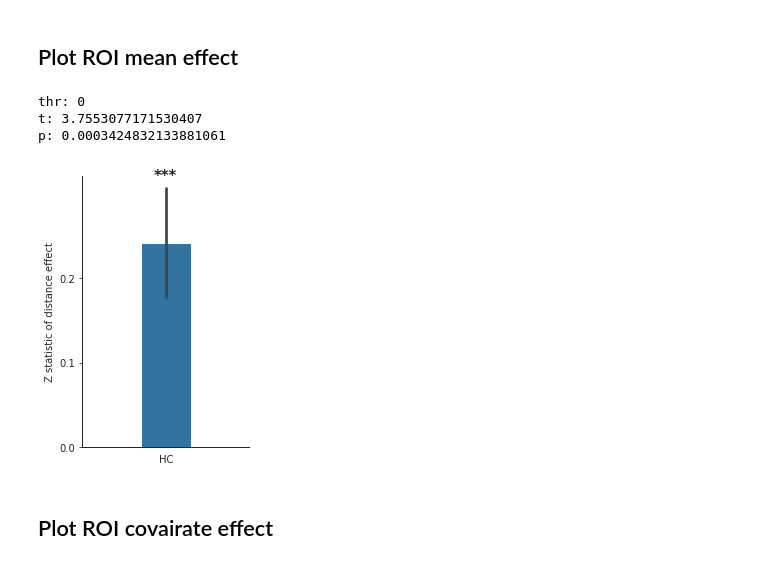
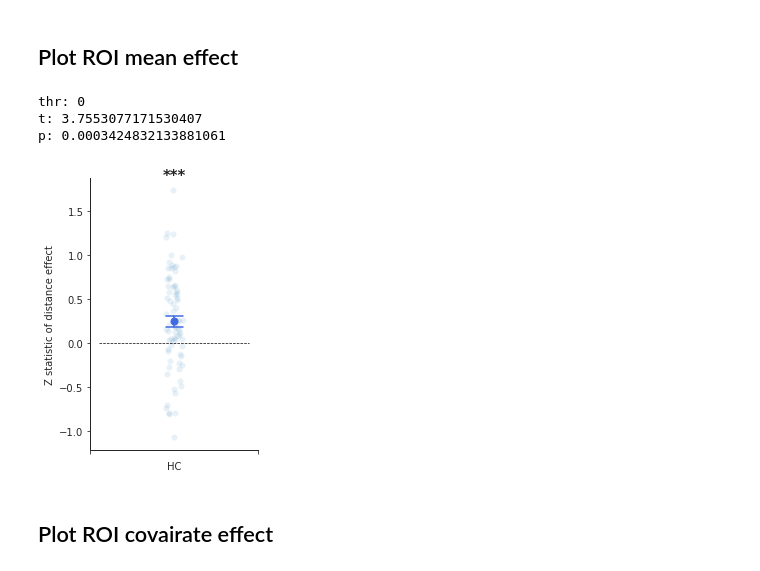
Before and after one commit to YukunQu/DCM, a Jupyter notebook: analysis/mri/roi/roi_analysis.ipynb, the cells around one changed output. Saved outputs shown, nothing was run; the diff lists cells and outputs as text; code cells hidden in the pictures.

```diff
--- a/analysis/mri/roi/roi_analysis.ipynb
+++ b/analysis/mri/roi/roi_analysis.ipynb
@@ -36,40 +36,48 @@ for thr in thr_range:
 
     # mean
     t_statistic, p_value = ttest_1samp(subs_mean_activity, 0)
     print('thr: {}'.format(thr))
     print('t:', t_statistic)
     print('p:', p_value)
 
     # plot
-    plt.figure(figsize=(3,5))
-    ax = sns.barplot(data=subs_mean_activity, errorbar='se', width=0.3)
+    fig,ax = plt.subplots(figsize=(3,5))
+    xjitter = np.random.uniform(-0.05, 0.05,size=len(subs_mean_activity))
+    sns.scatterplot(x=xjitter,y=subs_mean_activity,alpha=0.1)
+    # Add a point to represent the mean of subs_mean_activity
+    mean_val = subs_mean_activity.mean()
+    plt.plot(0, mean_val*1.02, marker='o', markersize=7,color='royalblue',zorder=10)
+    sns.barplot(data=subs_mean_activity,facecolor='None',edgecolor='None',capsize=0.1,errcolor='royalblue',errwidth=1.5,errorbar='se', width=0.3)
+
+    # Add a horizontal line
+    ax.hlines(y=0, xmin=-0.45, xmax=0.45, colors='black', linestyles='--',linewidth=0.7)
     ax.set_ylabel('Z statistic of distance effect')
     ax.set_xlabel('HC')
 
     # Remove top and right spines
     sns.despine(top=True, right=True)
 
     # Modify the bottom and left spines
     ax.spines['left'].set_linewidth(1)
     ax.spines['bottom'].set_linewidth(1)
 
     # Set custom ticks for the x-axis and y-axis
-    plt.xticks([])
-    plt.yticks(np.arange(0, 0.25, 0.1))
+    plt.xticks([-0.5, 0.5])
+    #plt.yticks(np.arange(0, 0.25, 0.1))
     # Add tick lines to the bottom and left spines
     ax.tick_params(axis='x', which='both', bottom=True, top=False, direction='out')
     ax.tick_params(axis='y', which='both', left=True, right=False, direction='out')
 
     # Add asterisks on top of each bar
     vmean = np.mean(subs_mean_activity)
-    ax.text(0, vmean+0.07, '***',ha='center', va='bottom',weight='bold',size=15)
-    plt.savefig("/mnt/workdir/DCM/Result/MRI/Game1/distance/distance_sub-hp_roi-hc.svg", dpi=300, bbox_inches='tight', transparent=True)
+    ax.text(0, vmean+1.57, '***',ha='center', va='bottom',weight='bold',size=15)
+    #plt.savefig("/mnt/workdir/DCM/Result/MRI/Game1/distance/distance_sub-hp_roi-hc.svg", dpi=300, bbox_inches='tight', transparent=True)
     plt.show()
 # %% [output]
 thr: 0
 t: 3.7553077171530407
 p: 0.0003424832133881061
-[figure, old version]
+[figure, new version]
 # %% [markdown]
 ## Plot ROI covairate effect
 # %%
```
Also changed, not shown: parts of 6 cells of this notebook, 14 other files.
